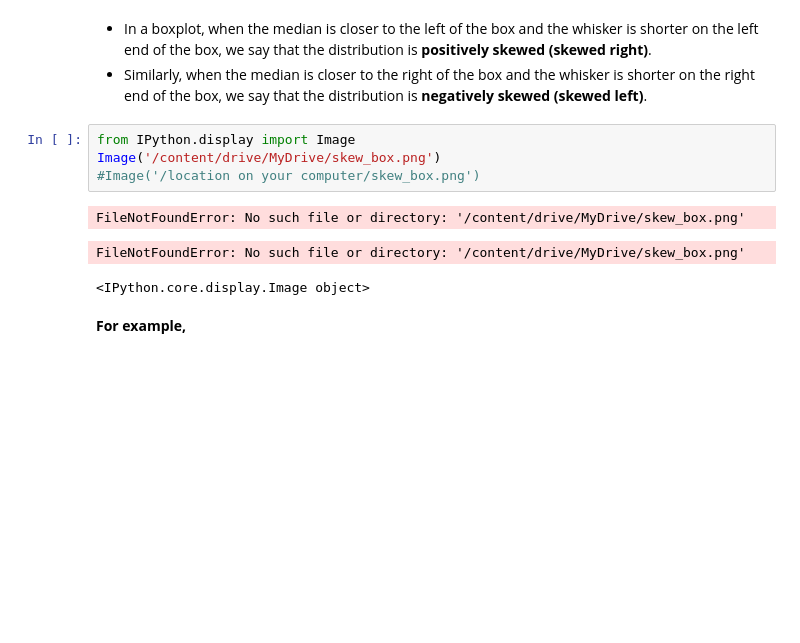
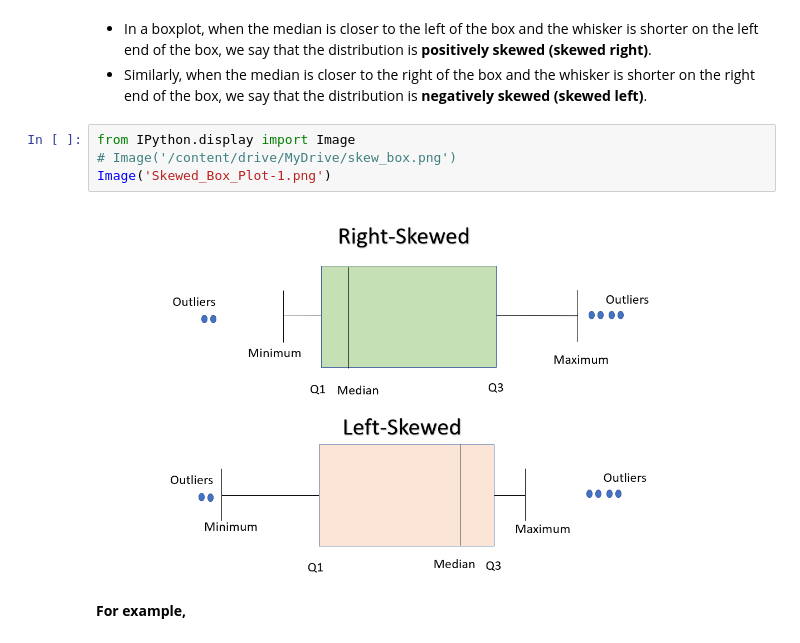
Before and after one commit to adoss/datascience, a Jupyter notebook: notebooks/Original_Data_Visualization_with_Python.ipynb, the cells around one changed output. Saved outputs shown, nothing was run; the diff lists cells and outputs as text; blank space fills up the shorter version.

```diff
--- a/notebooks/Original_Data_Visualization_with_Python.ipynb
+++ b/notebooks/Original_Data_Visualization_with_Python.ipynb
@@ -201,12 +211,10 @@ sns.boxplot(data=df, x='horsepower',color='green');
 - Similarly, when the median is closer to the right of the box and the whisker is shorter on the right end of the box, we say that the distribution is **negatively skewed (skewed left)**.
 # %%
 from IPython.display import Image
-Image('/content/drive/MyDrive/skew_box.png')
-#Image('/location on your computer/skew_box.png')
+# Image('/content/drive/MyDrive/skew_box.png')
+Image('Skewed_Box_Plot-1.png')
 # %% [output]
-FileNotFoundError: No such file or directory: '/content/drive/MyDrive/skew_box.png'
-FileNotFoundError: No such file or directory: '/content/drive/MyDrive/skew_box.png'
-<IPython.core.display.Image object>
+[figure, added]
 # %% [markdown]
 **For example,**
 # %%
```
Also changed, not shown: parts of 62 cells of this notebook, 8 other files.
